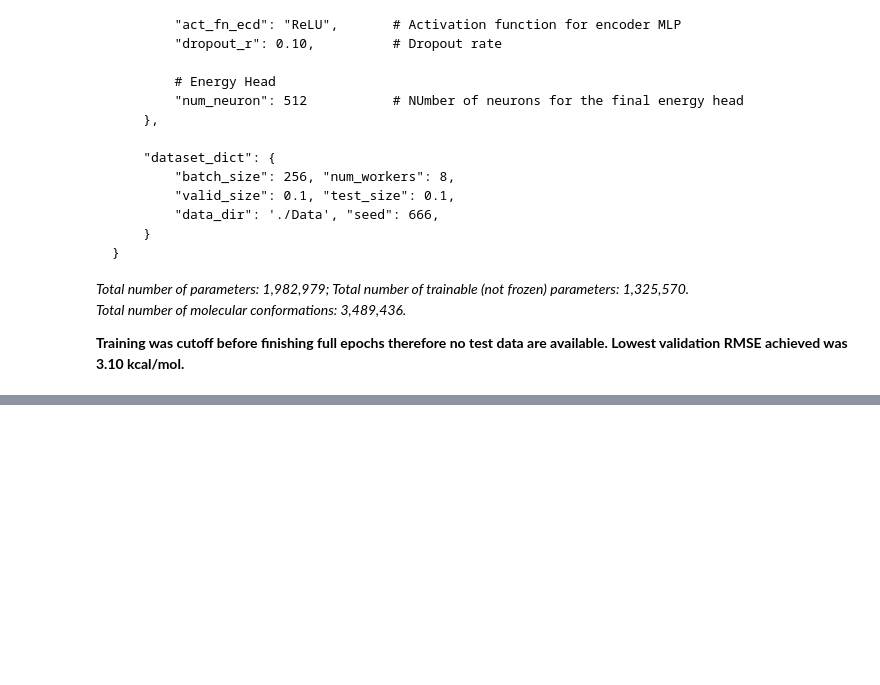
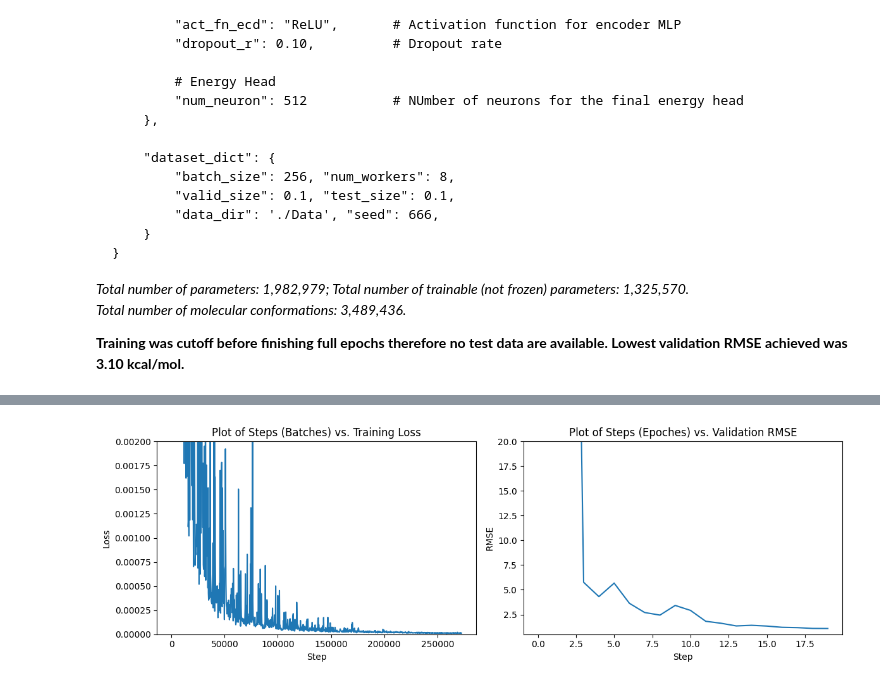
Before and after one commit to Curtis-Wu/Equivariant-Graph-Transformer, a Jupyter notebook: main.ipynb, the cells around one changed output, grey strips where cells are left out. Cells and saved outputs as stored; diff of their text form; code cells hidden in the pictures; blank space fills up the shorter version.

```diff
--- a/main.ipynb
+++ b/main.ipynb
@@ -1178,0 +1295,5 @@ plot_loss("Runs_savio/Nov27_22-03-52_ani1_egtf/train_loss.csv", 0.002,
+# %%
+plot_loss("Runs_savio/Dec03_11-16-50_ani1_egtf/train_loss.csv", 0.002,
+          "Runs_savio/Dec03_11-16-50_ani1_egtf/valid_rmse.csv", 20)
+# %% [output]
+[figure, added]
```
Also changed, not shown: parts of 9 cells of this notebook, 2 other files.
